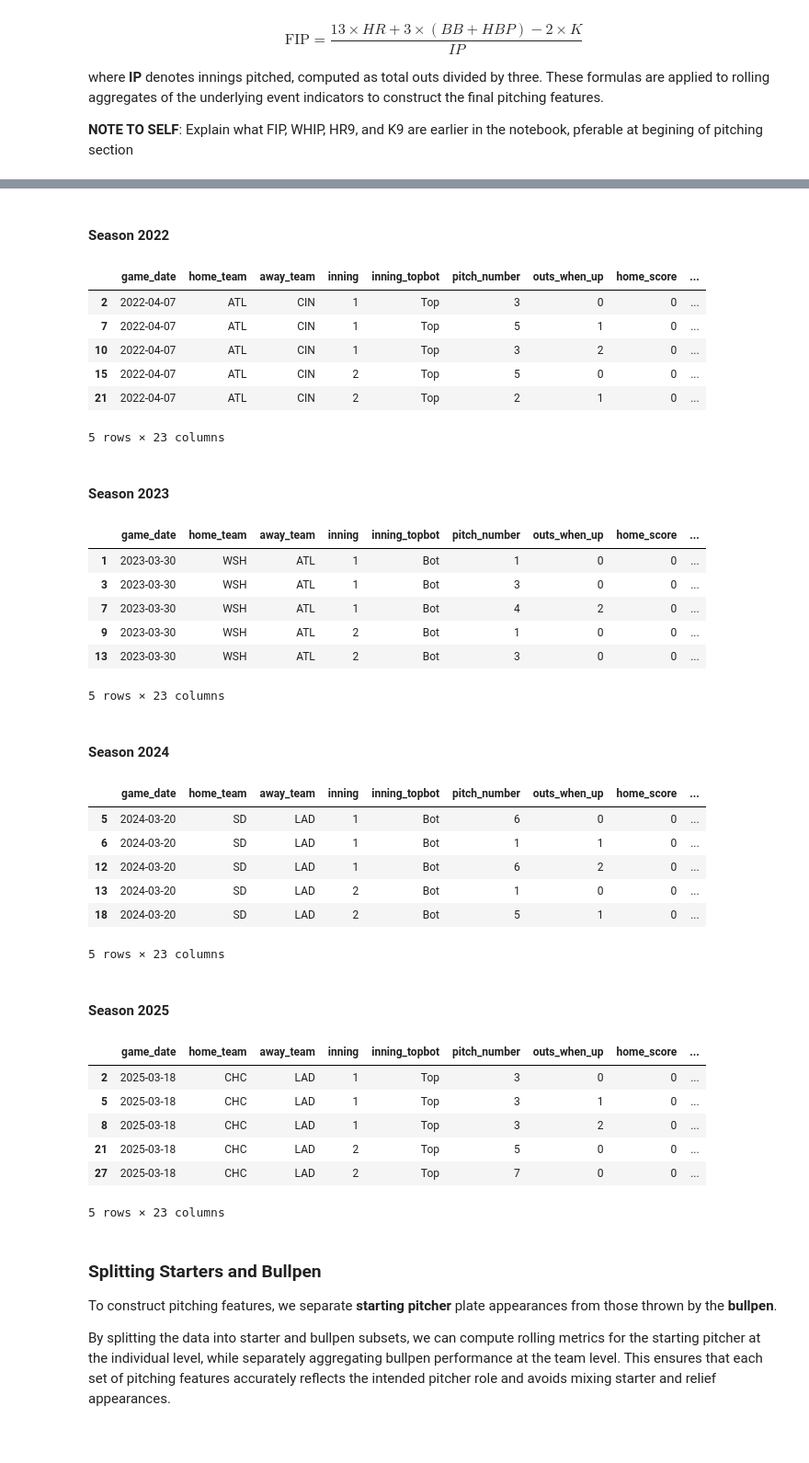
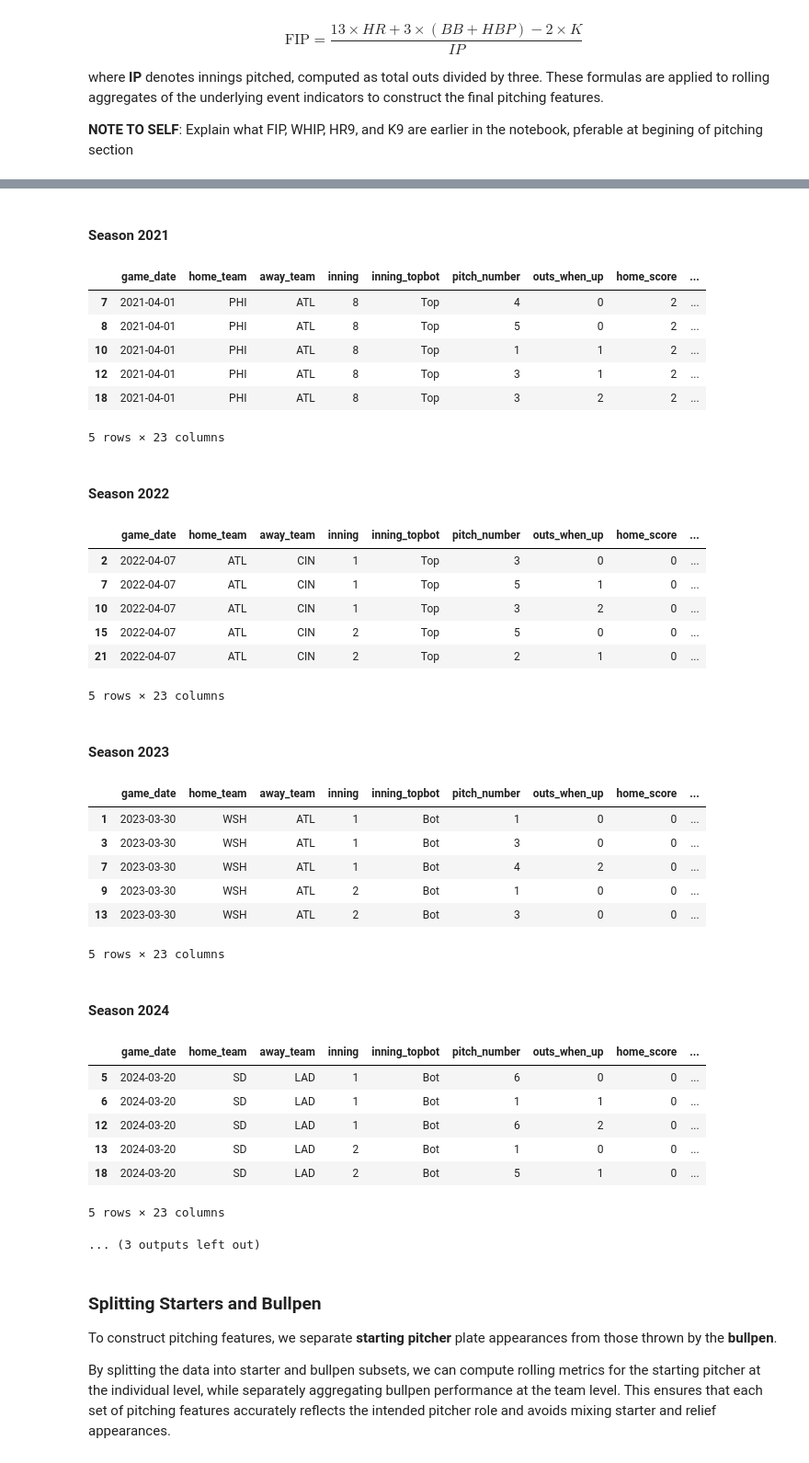
Before and after one commit to Sam-Gartenstein/mlb-win-prediction, a Jupyter notebook: Game Preprocessing.ipynb, the cells around one changed output, grey strips where cells are left out. Shown at 92% size. Cells and saved outputs as stored; diff of their text form; code cells hidden in the pictures.

```diff
--- a/Game Preprocessing.ipynb
+++ b/Game Preprocessing.ipynb
@@ -751,43 +757,45 @@ pa_pitcher_2023: indicators added (from pa_2023)
 pa_pitcher_2024: indicators added (from pa_2024)
 pa_pitcher_2025: indicators added (from pa_2025)
 # %%
+display(HTML("<h4>Season 2021</h4>")); display(pa_pitcher_2021.head(5))
 display(HTML("<h4>Season 2022</h4>")); display(pa_pitcher_2022.head(5))
 display(HTML("<h4>Season 2023</h4>")); display(pa_pitcher_2023.head(5))
 display(HTML("<h4>Season 2024</h4>")); display(pa_pitcher_2024.head(5))
 display(HTML("<h4>Season 2025</h4>")); display(pa_pitcher_2025.head(5))
 # %% [output]
-Season 2022
+Season 2021
 |  | game_date | home_team | away_team | inning | inning_topbot | pitch_number | outs_when_up | home_score | ... |
-| 2 | 2022-04-07 | ATL | CIN | 1 | Top | 3 | 0 | 0 | ... |
-| 7 | 2022-04-07 | ATL | CIN | 1 | Top | 5 | 1 | 0 | ... |
-| 10 | 2022-04-07 | ATL | CIN | 1 | Top | 3 | 2 | 0 | ... |
-| 15 | 2022-04-07 | ATL | CIN | 2 | Top | 5 | 0 | 0 | ... |
-| 21 | 2022-04-07 | ATL | CIN | 2 | Top | 2 | 1 | 0 | ... |
+| 7 | 2021-04-01 | PHI | ATL | 8 | Top | 4 | 0 | 2 | ... |
+| 8 | 2021-04-01 | PHI | ATL | 8 | Top | 5 | 0 | 2 | ... |
+| 10 | 2021-04-01 | PHI | ATL | 8 | Top | 1 | 1 | 2 | ... |
+| 12 | 2021-04-01 | PHI | ATL | 8 | Top | 3 | 1 | 2 | ... |
+| 18 | 2021-04-01 | PHI | ATL | 8 | Top | 3 | 2 | 2 | ... |
 5 rows × 23 columns
-Season 2023
+Season 2022
 |  | game_date | home_team | away_team | inning | inning_topbot | pitch_number | outs_when_up | home_score | ... |
-| 1 | 2023-03-30 | WSH | ATL | 1 | Bot | 1 | 0 | 0 | ... |
-| 3 | 2023-03-30 | WSH | ATL | 1 | Bot | 3 | 0 | 0 | ... |
-| 7 | 2023-03-30 | WSH | ATL | 1 | Bot | 4 | 2 | 0 | ... |
-| 9 | 2023-03-30 | WSH | ATL | 2 | Bot | 1 | 0 | 0 | ... |
-| 13 | 2023-03-30 | WSH | ATL | 2 | Bot | 3 | 0 | 0 | ... |
+| 2 | 2022-04-07 | ATL | CIN | 1 | Top | 3 | 0 | 0 | ... |
+| 7 | 2022-04-07 | ATL | CIN | 1 | Top | 5 | 1 | 0 | ... |
+| 10 | 2022-04-07 | ATL | CIN | 1 | Top | 3 | 2 | 0 | ... |
+| 15 | 2022-04-07 | ATL | CIN | 2 | Top | 5 | 0 | 0 | ... |
+| 21 | 2022-04-07 | ATL | CIN | 2 | Top | 2 | 1 | 0 | ... |
 5 rows × 23 columns
-Season 2024
+Season 2023
 |  | game_date | home_team | away_team | inning | inning_topbot | pitch_number | outs_when_up | home_score | ... |
-| 5 | 2024-03-20 | SD | LAD | 1 | Bot | 6 | 0 | 0 | ... |
-| 6 | 2024-03-20 | SD | LAD | 1 | Bot | 1 | 1 | 0 | ... |
-| 12 | 2024-03-20 | SD | LAD | 1 | Bot | 6 | 2 | 0 | ... |
-| 13 | 2024-03-20 | SD | LAD | 2 | Bot | 1 | 0 | 0 | ... |
-| 18 | 2024-03-20 | SD | LAD | 2 | Bot | 5 | 1 | 0 | ... |
+| 1 | 2023-03-30 | WSH | ATL | 1 | Bot | 1 | 0 | 0 | ... |
+| 3 | 2023-03-30 | WSH | ATL | 1 | Bot | 3 | 0 | 0 | ... |
+| 7 | 2023-03-30 | WSH | ATL | 1 | Bot | 4 | 2 | 0 | ... |
+| 9 | 2023-03-30 | WSH | ATL | 2 | Bot | 1 | 0 | 0 | ... |
+| 13 | 2023-03-30 | WSH | ATL | 2 | Bot | 3 | 0 | 0 | ... |
 5 rows × 23 columns
-Season 2025
+Season 2024
 |  | game_date | home_team | away_team | inning | inning_topbot | pitch_number | outs_when_up | home_score | ... |
-| 2 | 2025-03-18 | CHC | LAD | 1 | Top | 3 | 0 | 0 | ... |
-| 5 | 2025-03-18 | CHC | LAD | 1 | Top | 3 | 1 | 0 | ... |
-| 8 | 2025-03-18 | CHC | LAD | 1 | Top | 3 | 2 | 0 | ... |
-| 21 | 2025-03-18 | CHC | LAD | 2 | Top | 5 | 0 | 0 | ... |
-| 27 | 2025-03-18 | CHC | LAD | 2 | Top | 7 | 0 | 0 | ... |
+| 5 | 2024-03-20 | SD | LAD | 1 | Bot | 6 | 0 | 0 | ... |
+| 6 | 2024-03-20 | SD | LAD | 1 | Bot | 1 | 1 | 0 | ... |
+| 12 | 2024-03-20 | SD | LAD | 1 | Bot | 6 | 2 | 0 | ... |
+| 13 | 2024-03-20 | SD | LAD | 2 | Bot | 1 | 0 | 0 | ... |
+| 18 | 2024-03-20 | SD | LAD | 2 | Bot | 5 | 1 | 0 | ... |
 5 rows × 23 columns
+... (3 outputs left out)
 # %% [markdown]
 ### Splitting Starters and Bullpen
 
```
Also changed, not shown: parts of 38 cells of this notebook.
